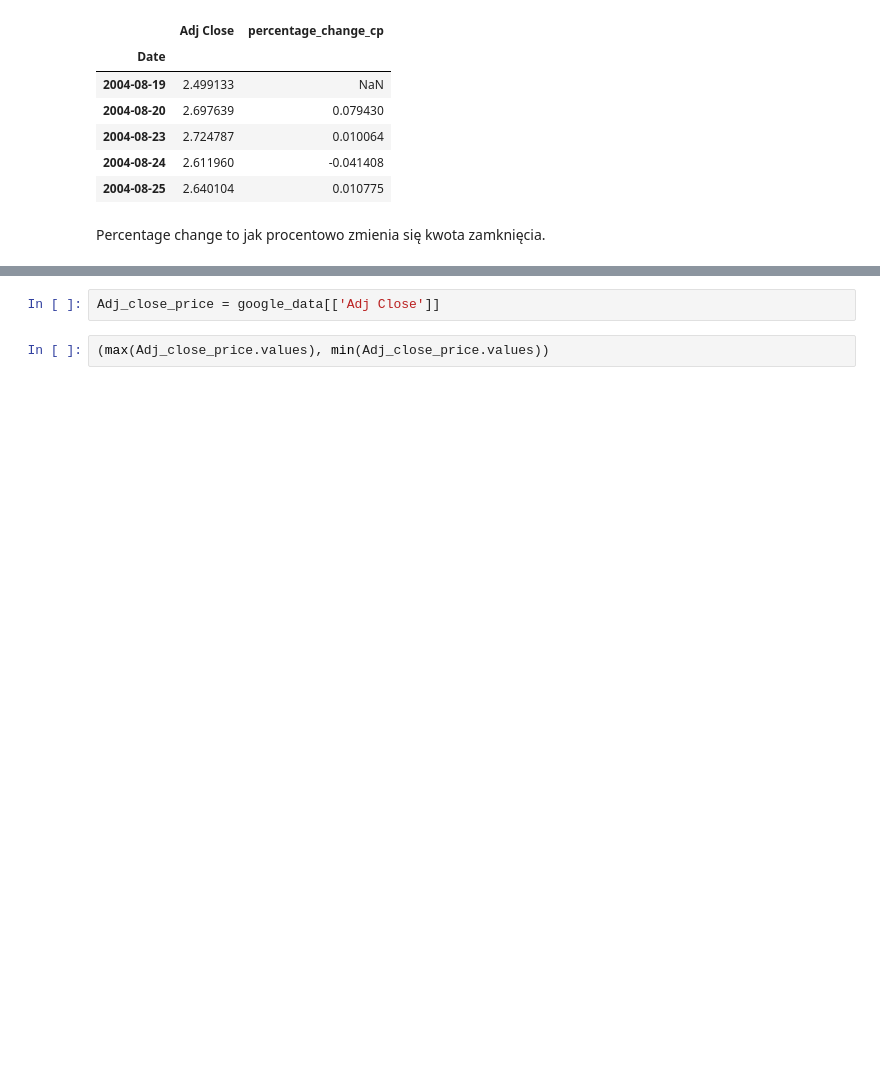
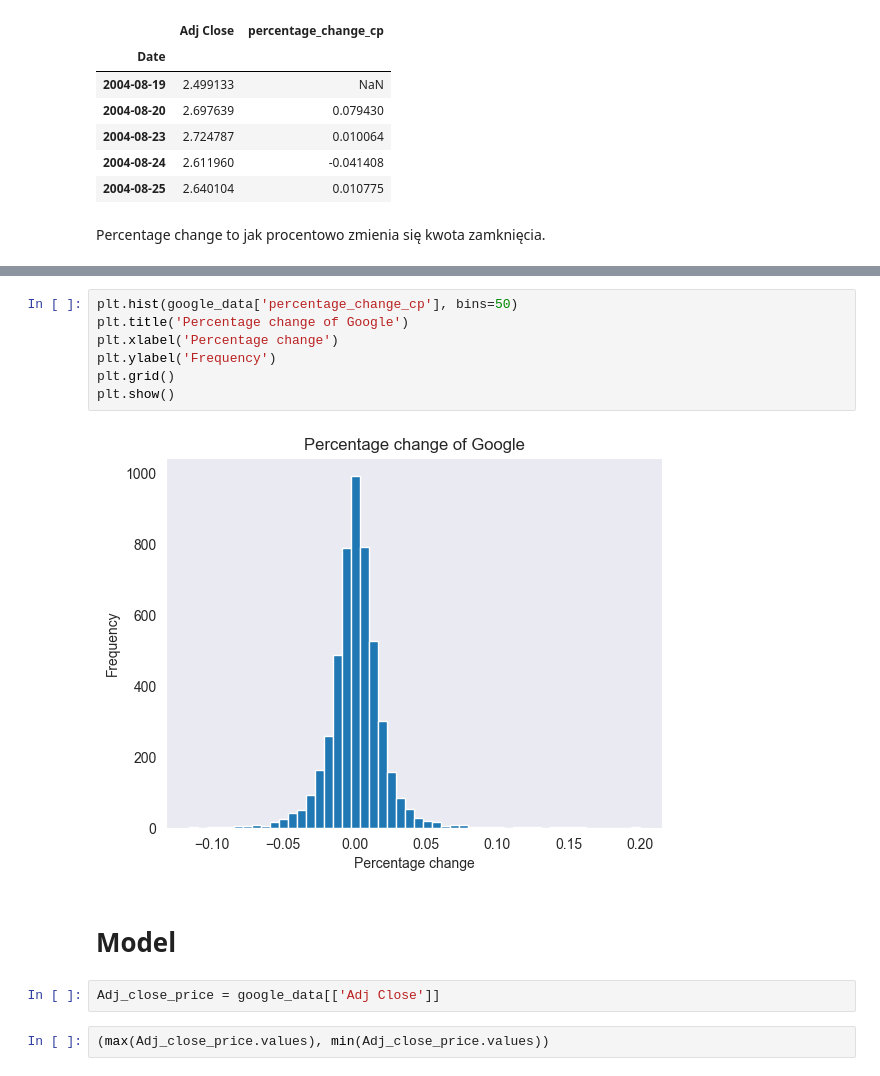
Before and after one commit to aleksandra0014/stock-market-prediction, a Jupyter notebook: analysis.ipynb, the cells around one changed output, grey strips where cells are left out. Cells and saved outputs as stored; diff of their text form; blank space fills up the shorter version.

```diff
--- a/analysis.ipynb
+++ b/analysis.ipynb
@@ -183,3 +186,14 @@ plot_graph((15,5), google_data['percentage_change_cp'], 'percentage_change_cp')
+# %%
+plt.hist(google_data['percentage_change_cp'], bins=50)
+plt.title('Percentage change of Google')
+plt.xlabel('Percentage change')
+plt.ylabel('Frequency')
+plt.grid()
+plt.show()
+# %% [output]
+[figure, added]
+# %% [markdown]
+# Model
 # %%
 Adj_close_price = google_data[['Adj Close']]
 # %%
```
Also changed, not shown: parts of 39 cells of this notebook.
